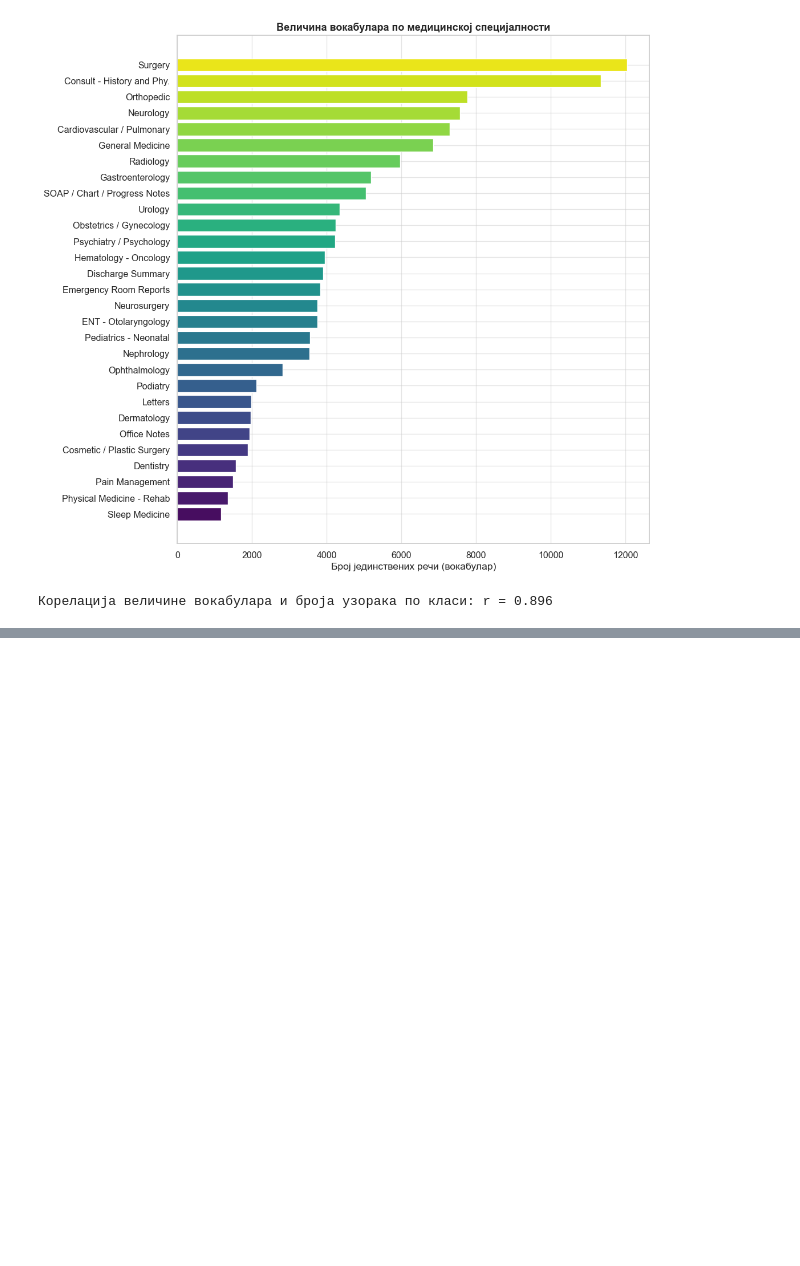
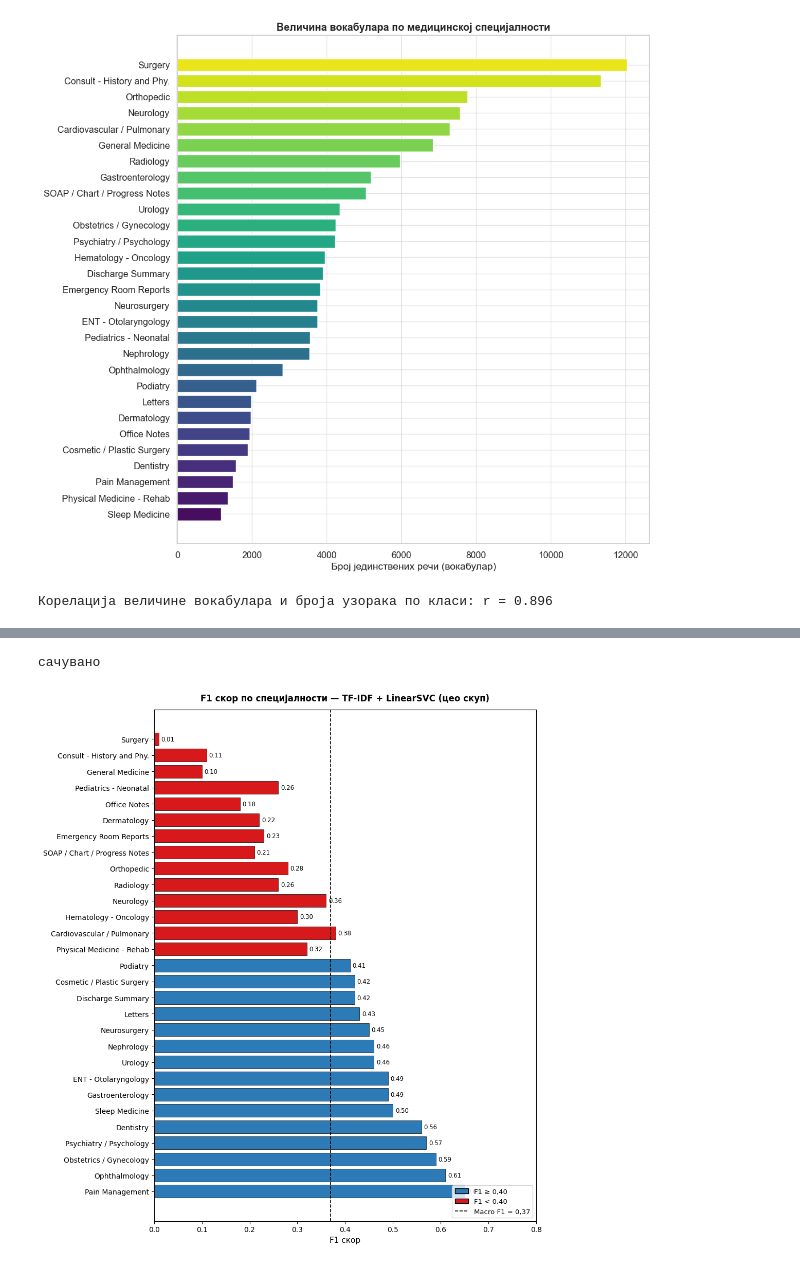
Before and after one commit to mileusnicmilica/Medical-Transcription-Intelligence-System, a Jupyter notebook: notebook/visualisations.ipynb, the cells around one changed output, grey strips where cells are left out. Saved outputs shown, nothing was run; the diff lists cells and outputs as text; code cells hidden in the pictures; blank space fills up the shorter version.

```diff
--- a/notebook/visualisations.ipynb
+++ b/notebook/visualisations.ipynb
@@ -322,0 +544,60 @@ print("Корелација величине вокабулара и броја
+# %%
+import matplotlib.pyplot as plt
+import matplotlib
+matplotlib.rcParams['font.family'] = 'Liberation Serif'
+plt.style.use('default')
+
+classes = [
+    'Pain Management', 'Ophthalmology', 'Obstetrics / Gynecology',
+    'Psychiatry / Psychology', 'Dentistry', 'Sleep Medicine',
+    'Gastroenterology', 'ENT - Otolaryngology', 'Urology',
+    'Nephrology', 'Neurosurgery', 'Letters', 'Discharge Summary',
+    'Cosmetic / Plastic Surgery', 'Podiatry', 'Physical Medicine - Rehab',
+    'Cardiovascular / Pulmonary', 'Hematology - Oncology',
+    'Neurology', 'Radiology', 'Orthopedic', 'SOAP / Chart / Progress Notes',
+    'Emergency Room Reports', 'Dermatology', 'Office Notes',
+    'Pediatrics - Neonatal', 'General Medicine',
+    'Consult - History and Phy.', 'Surgery'
+]
+
+f1_scores = [
+    0.65, 0.61, 0.59, 0.57, 0.56, 0.50,
+    0.49, 0.49, 0.46, 0.46, 0.45, 0.43,
+    0.42, 0.42, 0.41, 0.32, 0.38, 0.30,
+    0.36, 0.26, 0.28, 0.21, 0.23, 0.22,
+    0.18, 0.26, 0.10, 0.11, 0.01
+]
+
+colors = ['#2c7bb6' if f >= 0.40 else '#d7191c' for f in f1_scores]
+
+fig, ax = plt.subplots(figsize=(10, 11))
+bars = ax.barh(classes, f1_scores, color=colors, edgecolor='black', linewidth=0.5)
+
+for bar, val in zip(bars, f1_scores):
+    ax.text(val + 0.005, bar.get_y() + bar.get_height()/2,
+            f'{val:.2f}', va='center', fontsize=8.5)
+
+ax.set_xlabel('F1 скор', fontsize=11)
+ax.set_xlim(0, 0.80)
+ax.axvline(x=0.37, color='black', linestyle='--', linewidth=1.2,
+           label=f'Macro F1 = 0,37')
+ax.legend(fontsize=9.5)
+ax.set_title('F1 скор по специјалности — TF-IDF + LinearSVC (цео скуп)',
+             fontsize=12, fontweight='bold', pad=12)
+
+from matplotlib.patches import Patch
+legend_elements = [
+    Patch(facecolor='#2c7bb6', edgecolor='black', label='F1 ≥ 0,40'),
+    Patch(facecolor='#d7191c', edgecolor='black', label='F1 < 0,40'),
+]
+ax.legend(handles=legend_elements + [
+    plt.Line2D([0], [0], color='black', linestyle='--', linewidth=1.2,
+               label='Macro F1 = 0,37')
+], fontsize=9.5, loc='lower right')
+
+plt.tight_layout()
+plt.savefig('f1_po_klasi_tfidf_ceo_skup.png', dpi=300, bbox_inches='tight', facecolor='white')
+print("сачувано")
+# %% [output]
+сачувано
+[figure, added]
```
Also changed, not shown: parts of 8 cells of this notebook, 20 other files.
